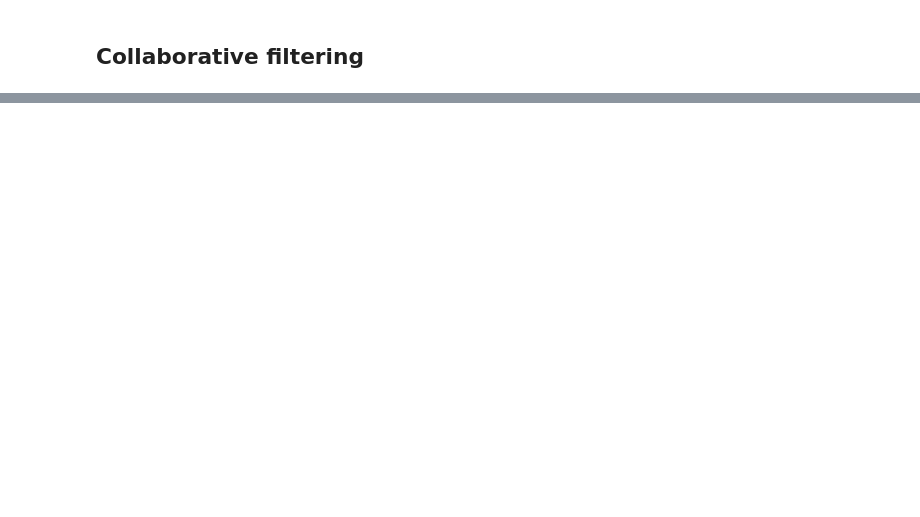
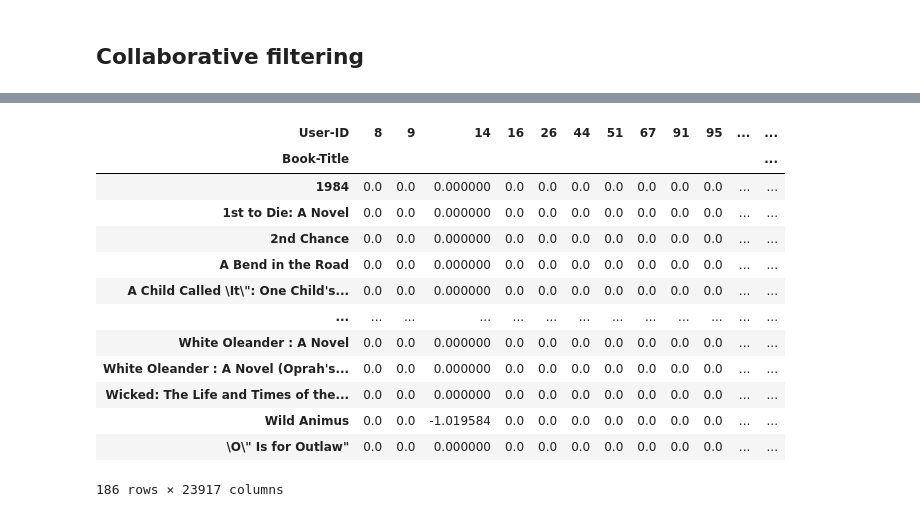
Before and after one commit to korayyildirim/DataAnalysisProjects, a Jupyter notebook: bookRecommendation.ipynb, the cells around one changed output, grey strips where cells are left out. Saved outputs shown, nothing was run; the diff lists cells and outputs as text; code cells hidden in the pictures; blank space fills up the shorter version.

```diff
--- a/bookRecommendation.ipynb
+++ b/bookRecommendation.ipynb
@@ -223,0 +218,21 @@ array(['The Testament', 'The Rainmaker', 'Jurassic Park',
+# %%
+book_ratings=books_df.pivot_table(index=["Book-Title"],columns=['User-ID'],values="Book-Rating")
+avg_ratings = book_ratings.mean(axis=1)
+book_ratings = book_ratings.sub(avg_ratings,axis=0) # bring the values closer to 0
+book_ratings.fillna(0,inplace=True)
+book_ratings
+# %% [output]
+| User-ID | 8 | 9 | 14 | 16 | 26 | 44 | 51 | 67 | 91 | 95 | ... | ... |
+| Book-Title |  |  |  |  |  |  |  |  |  |  |  | ... |
+| 1984 | 0.0 | 0.0 | 0.000000 | 0.0 | 0.0 | 0.0 | 0.0 | 0.0 | 0.0 | 0.0 | ... | ... |
+| 1st to Die: A Novel | 0.0 | 0.0 | 0.000000 | 0.0 | 0.0 | 0.0 | 0.0 | 0.0 | 0.0 | 0.0 | ... | ... |
+| 2nd Chance | 0.0 | 0.0 | 0.000000 | 0.0 | 0.0 | 0.0 | 0.0 | 0.0 | 0.0 | 0.0 | ... | ... |
+| A Bend in the Road | 0.0 | 0.0 | 0.000000 | 0.0 | 0.0 | 0.0 | 0.0 | 0.0 | 0.0 | 0.0 | ... | ... |
+| A Child Called \It\": One Child's... | 0.0 | 0.0 | 0.000000 | 0.0 | 0.0 | 0.0 | 0.0 | 0.0 | 0.0 | 0.0 | ... | ... |
+| ... | ... | ... | ... | ... | ... | ... | ... | ... | ... | ... | ... | ... |
+| White Oleander : A Novel | 0.0 | 0.0 | 0.000000 | 0.0 | 0.0 | 0.0 | 0.0 | 0.0 | 0.0 | 0.0 | ... | ... |
+| White Oleander : A Novel (Oprah's... | 0.0 | 0.0 | 0.000000 | 0.0 | 0.0 | 0.0 | 0.0 | 0.0 | 0.0 | 0.0 | ... | ... |
+| Wicked: The Life and Times of the... | 0.0 | 0.0 | 0.000000 | 0.0 | 0.0 | 0.0 | 0.0 | 0.0 | 0.0 | 0.0 | ... | ... |
+| Wild Animus | 0.0 | 0.0 | -1.019584 | 0.0 | 0.0 | 0.0 | 0.0 | 0.0 | 0.0 | 0.0 | ... | ... |
+| \O\" Is for Outlaw" | 0.0 | 0.0 | 0.000000 | 0.0 | 0.0 | 0.0 | 0.0 | 0.0 | 0.0 | 0.0 | ... | ... |
+186 rows × 23917 columns
```
Also changed, not shown: parts of 22 cells of this notebook.
